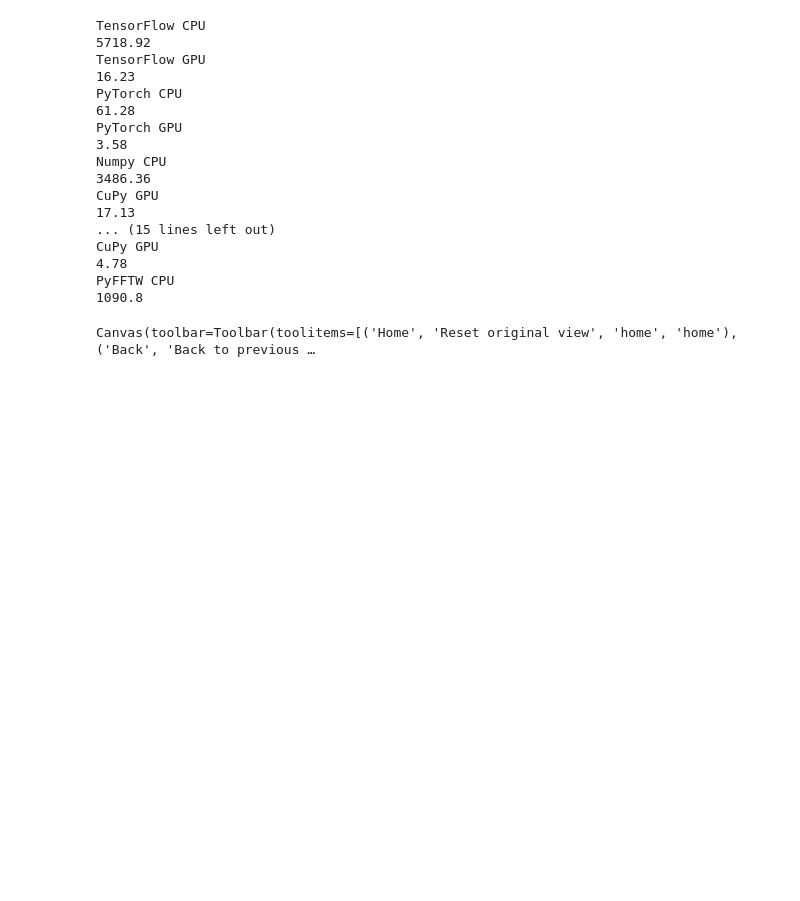
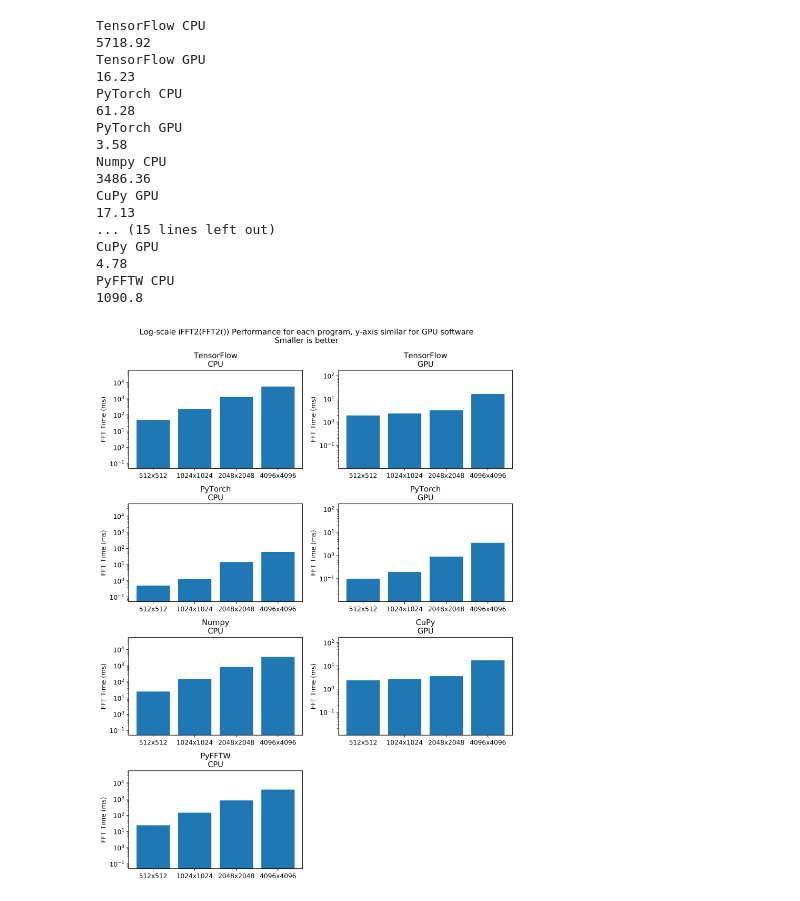
Before and after one commit to thomasaarholt/thomasaarholt.github.io, a Jupyter notebook: fftspeedtest.ipynb, the cells around one changed output. Drawn from its saved outputs; the diff is of its cells as text; code cells hidden in the pictures; blank space fills up the shorter version.

```diff
--- a/fftspeedtest.ipynb
+++ b/fftspeedtest.ipynb
@@ -356,31 +356,30 @@ PyFFTW CPU
 1090.8
 # %%
 # Plot as function of software
-fig, AX = plt.subplots(ncols=2, nrows=4, constrained_layout=True, figsize=(9,12))
-fig.canvas.layout.width = "1300px"
-fig.canvas.layout.height = "1000px"
-#alltimes = [1000 * time.average for times in totaltimes[:3] for time in times] # Except Numpy
-cputimes = [1000 * time.average for times in totaltimes[::2] for time in times] # Except Numpy
-gputimes = [1000 * time.average for times in totaltimes[1::2] for time in times] # Except Numpy
+fig, AX = plt.subplots(ncols=2, nrows=4, constrained_layout=True, figsize=(9,12), dpi=400)
+# fig.canvas.layout.width = "1300px"
+# fig.canvas.layout.height = "1000px"
+cputimes = [1000 * time.average for times in totaltimes[::2] for time in times]
+gputimes = [1000 * time.average for times in totaltimes[1::2] for time in times]
 
 gmx, gmn = max(gputimes), min(gputimes)
 cmx, cmn = max(cputimes), min(cputimes)
 plt.suptitle('Log-scale iFFT2(FFT2()) Performance for each program, y-axis similar for GPU software\nSmaller is better')
 
 for i in range(len(names)):
     t = np.array([time.average for time in totaltimes[i]]) * 1000 # now in ms
     ax = AX.flatten()[i]
     ax.set_title(names[i])
     sizes_title = ["{}x{}".format(size, size) for size in sizes]
     ax.bar(sizes_title, t)
     ax.set_yscale('log')
     if i %2:
         ax.set_ylim(gmn/10, gmx*10)
     else:
         ax.set_ylim(cmn/10, cmx*10)
     ax.set_ylabel('FFT Time (ms)')
 
 AX.flatten()[-1].remove()
 # %% [output]
-Canvas(toolbar=Toolbar(toolitems=[('Home', 'Reset original view', 'home', 'home'), ('Back', 'Back to previous …
+[figure, added]
 # %%
```
Also changed, not shown: parts of 3 cells of this notebook, 1 other file.
